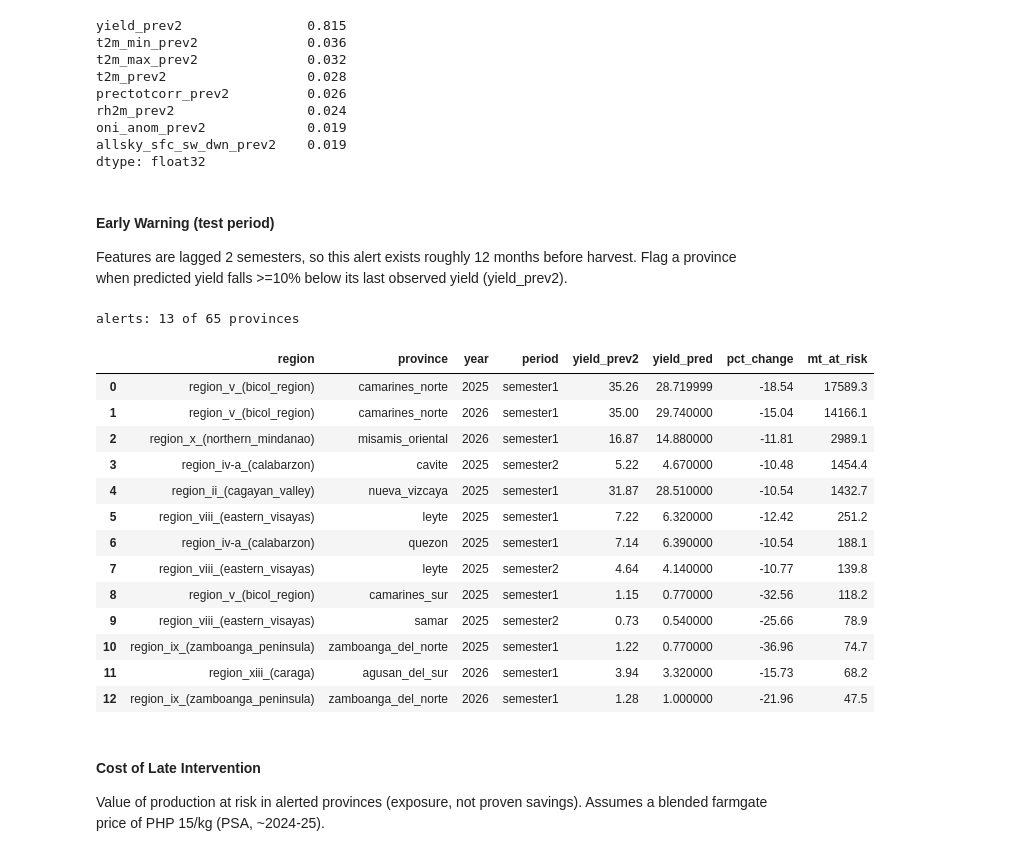
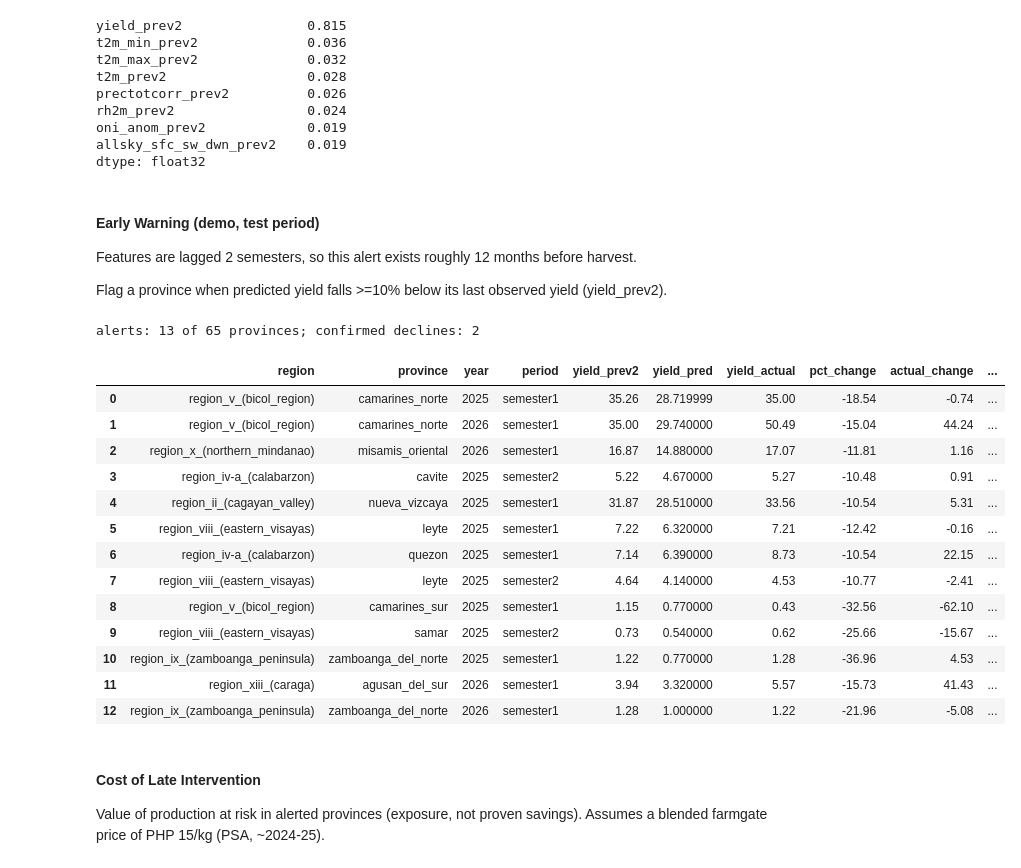
Before and after one commit to rlp-jym/zoomcamp-ml-cohort-2026, a Jupyter notebook: pineapple_yield_prediction/notebook.ipynb, the cells around one changed output. Drawn from its saved outputs; the diff is of its cells as text; code cells hidden in the pictures.

Commit message:
Add actual yields and alert hits to demo; add 2027 S1 projection; baseline on all splits

```diff
--- a/pineapple_yield_prediction/notebook.ipynb
+++ b/pineapple_yield_prediction/notebook.ipynb
@@ -980,39 +984,44 @@ oni_anom_prev2             0.019
 allsky_sfc_sw_dwn_prev2    0.019
 dtype: float32
 # %% [markdown]
-#### Early Warning (test period)
-Features are lagged 2 semesters, so this alert exists roughly 12 months before harvest. Flag a province when predicted yield falls >=10% below its last observed yield (yield_prev2).
+#### Early Warning (demo, test period)
+Features are lagged 2 semesters, so this alert exists roughly 12 months before harvest.
+
+Flag a province when predicted yield falls >=10% below its last observed yield (yield_prev2).
 # %%
 # early warning: which provinces are at risk next semester?
 y_pred_log = models['xgboost'].predict(X_test.fillna(0))
 
 ew = df_test[['region', 'province', 'year', 'period', 'area_ha']].copy().reset_index(drop=True)
 ew['yield_prev2'] = df_test['yield_prev2'].values
 ew['yield_pred'] = np.expm1(y_pred_log)
+ew['yield_actual'] = np.expm1(y_test)
 ew['pct_change'] = (ew['yield_pred'] / ew['yield_prev2'] - 1) * 100
+ew['actual_change'] = (ew['yield_actual'] / ew['yield_prev2'] - 1) * 100
 ew['alert'] = ew['pct_change'] <= -10
+ew['hit'] = ew['actual_change'] <= -10
 ew['mt_at_risk'] = (ew['area_ha'] * (ew['yield_prev2'] - ew['yield_pred']).clip(lower=0)).round(1)
 ew = ew.sort_values('mt_at_risk', ascending=False).reset_index(drop=True)
 
-print(f"alerts: {int(ew['alert'].sum())} of {len(ew)} provinces")
-display(ew.loc[ew['alert'], ['region','province','year','period','yield_prev2','yield_pred','pct_change','mt_at_risk']]
+print(f"alerts: {int(ew['alert'].sum())} of {len(ew)} provinces; confirmed declines: {int((ew['alert'] & ew['hit']).sum())}")
+display(ew.loc[ew['alert'], ['region','province','year','period','yield_prev2','yield_pred','yield_actual','pct_change','actual_change','hit','mt_at_risk']]
        .sort_values('mt_at_risk', ascending=False).round(2).reset_index(drop=True))
 # %% [output]
-alerts: 13 of 65 provinces
+alerts: 13 of 65 provinces; confirmed declines: 2
-|  | region | province | year | period | yield_prev2 | yield_pred | pct_change | mt_at_risk |
-| 0 | region_v_(bicol_region) | camarines_norte | 2025 | semester1 | 35.26 | 28.719999 | -18.54 | 17589.3 |
-| 1 | region_v_(bicol_region) | camarines_norte | 2026 | semester1 | 35.00 | 29.740000 | -15.04 | 14166.1 |
-| 2 | region_x_(northern_mindanao) | misamis_oriental | 2026 | semester1 | 16.87 | 14.880000 | -11.81 | 2989.1 |
-| 3 | region_iv-a_(calabarzon) | cavite | 2025 | semester2 | 5.22 | 4.670000 | -10.48 | 1454.4 |
-| 4 | region_ii_(cagayan_valley) | nueva_vizcaya | 2025 | semester1 | 31.87 | 28.510000 | -10.54 | 1432.7 |
-| 5 | region_viii_(eastern_visayas) | leyte | 2025 | semester1 | 7.22 | 6.320000 | -12.42 | 251.2 |
-| 6 | region_iv-a_(calabarzon) | quezon | 2025 | semester1 | 7.14 | 6.390000 | -10.54 | 188.1 |
-| 7 | region_viii_(eastern_visayas) | leyte | 2025 | semester2 | 4.64 | 4.140000 | -10.77 | 139.8 |
-| 8 | region_v_(bicol_region) | camarines_sur | 2025 | semester1 | 1.15 | 0.770000 | -32.56 | 118.2 |
-| 9 | region_viii_(eastern_visayas) | samar | 2025 | semester2 | 0.73 | 0.540000 | -25.66 | 78.9 |
-| 10 | region_ix_(zamboanga_peninsula) | zamboanga_del_norte | 2025 | semester1 | 1.22 | 0.770000 | -36.96 | 74.7 |
-| 11 | region_xiii_(caraga) | agusan_del_sur | 2026 | semester1 | 3.94 | 3.320000 | -15.73 | 68.2 |
-| 12 | region_ix_(zamboanga_peninsula) | zamboanga_del_norte | 2026 | semester1 | 1.28 | 1.000000 | -21.96 | 47.5 |
+|  | region | province | year | period | yield_prev2 | yield_pred | yield_actual | pct_change | actual_change | ... |
+| 0 | region_v_(bicol_region) | camarines_norte | 2025 | semester1 | 35.26 | 28.719999 | 35.00 | -18.54 | -0.74 | ... |
+| 1 | region_v_(bicol_region) | camarines_norte | 2026 | semester1 | 35.00 | 29.740000 | 50.49 | -15.04 | 44.24 | ... |
+| 2 | region_x_(northern_mindanao) | misamis_oriental | 2026 | semester1 | 16.87 | 14.880000 | 17.07 | -11.81 | 1.16 | ... |
+| 3 | region_iv-a_(calabarzon) | cavite | 2025 | semester2 | 5.22 | 4.670000 | 5.27 | -10.48 | 0.91 | ... |
+| 4 | region_ii_(cagayan_valley) | nueva_vizcaya | 2025 | semester1 | 31.87 | 28.510000 | 33.56 | -10.54 | 5.31 | ... |
+| 5 | region_viii_(eastern_visayas) | leyte | 2025 | semester1 | 7.22 | 6.320000 | 7.21 | -12.42 | -0.16 | ... |
+| 6 | region_iv-a_(calabarzon) | quezon | 2025 | semester1 | 7.14 | 6.390000 | 8.73 | -10.54 | 22.15 | ... |
+| 7 | region_viii_(eastern_visayas) | leyte | 2025 | semester2 | 4.64 | 4.140000 | 4.53 | -10.77 | -2.41 | ... |
+| 8 | region_v_(bicol_region) | camarines_sur | 2025 | semester1 | 1.15 | 0.770000 | 0.43 | -32.56 | -62.10 | ... |
+| 9 | region_viii_(eastern_visayas) | samar | 2025 | semester2 | 0.73 | 0.540000 | 0.62 | -25.66 | -15.67 | ... |
+| 10 | region_ix_(zamboanga_peninsula) | zamboanga_del_norte | 2025 | semester1 | 1.22 | 0.770000 | 1.28 | -36.96 | 4.53 | ... |
+| 11 | region_xiii_(caraga) | agusan_del_sur | 2026 | semester1 | 3.94 | 3.320000 | 5.57 | -15.73 | 41.43 | ... |
+| 12 | region_ix_(zamboanga_peninsula) | zamboanga_del_norte | 2026 | semester1 | 1.28 | 1.000000 | 1.22 | -21.96 | -5.08 | ... |
 # %% [markdown]
 #### Cost of Late Intervention
 Value of production at risk in alerted provinces (exposure, not proven savings). Assumes a blended farmgate price of PHP 15/kg (PSA, ~2024-25).
```
Also changed, not shown: parts of 4 cells of this notebook.
